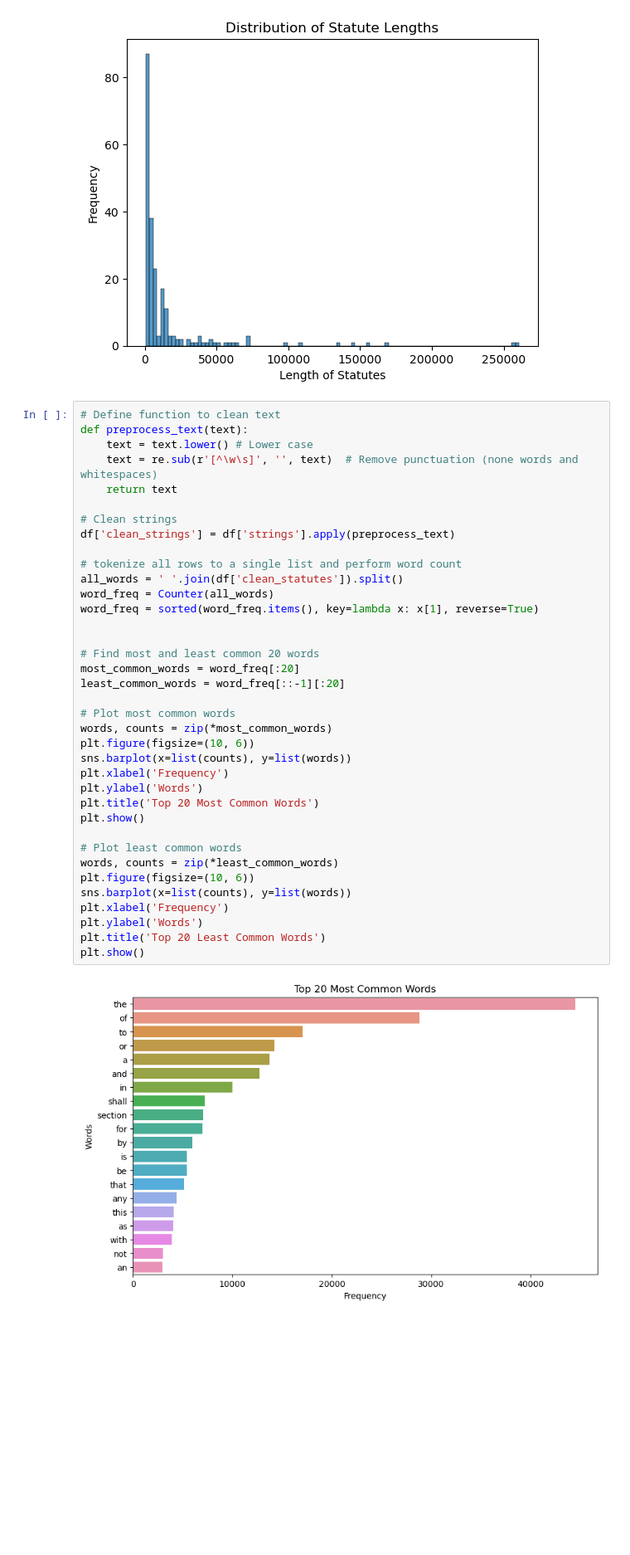
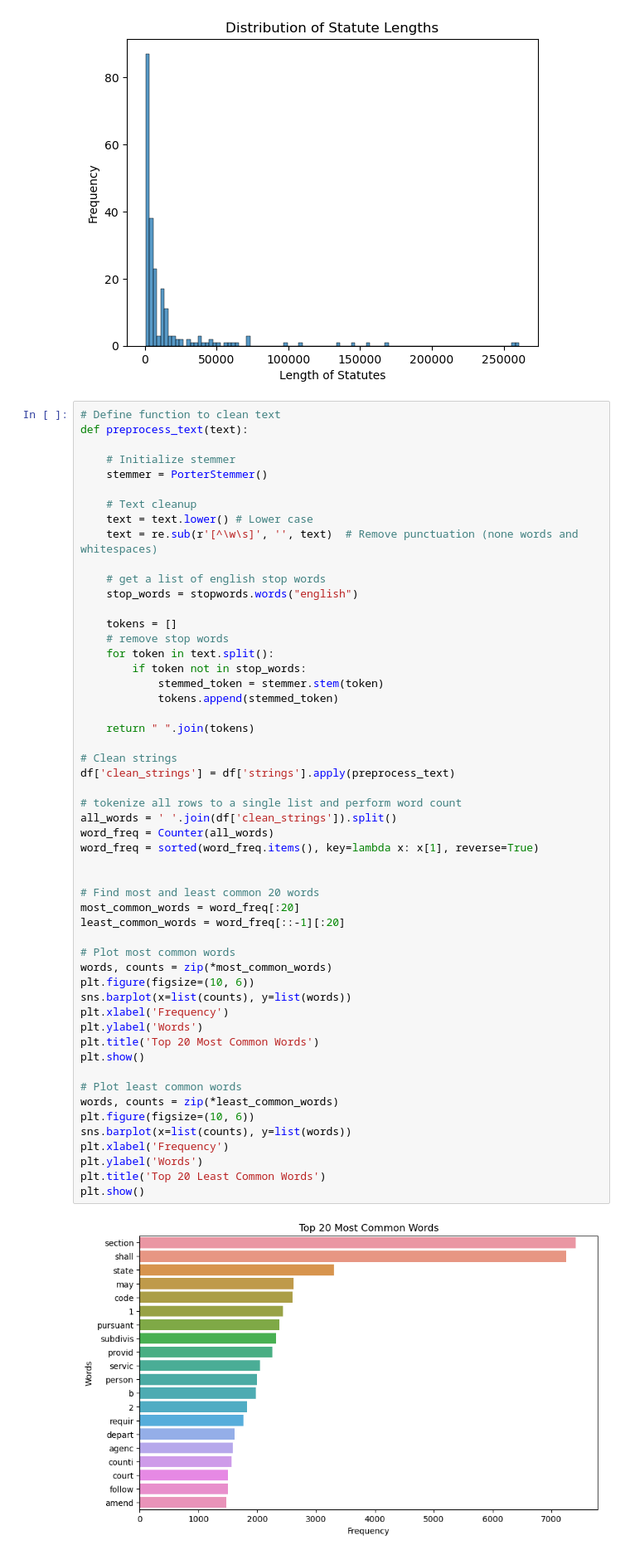
Before and after one commit to DrZubi/MIDS_266_Project, a Jupyter notebook: main.ipynb, the cells around one changed output. Shown at 83% size. Saved outputs shown, nothing was run; the diff lists cells and outputs as text; blank space fills up the shorter version.

Commit message:
added stemming and removal of stop words

```diff
--- a/main.ipynb
+++ b/main.ipynb
@@ -89,39 +95,55 @@ Text(0.5, 1.0, 'Distribution of Statute Lengths')
 # %%
 # Define function to clean text
 def preprocess_text(text):
+
+    # Initialize stemmer
+    stemmer = PorterStemmer()
+
+    # Text cleanup
     text = text.lower() # Lower case
     text = re.sub(r'[^\w\s]', '', text)  # Remove punctuation (none words and whitespaces)
-    return text
+
+    # get a list of english stop words
+    stop_words = stopwords.words("english")
+
+    tokens = []
+    # remove stop words
+    for token in text.split():
+        if token not in stop_words:
+            stemmed_token = stemmer.stem(token)
+            tokens.append(stemmed_token)
+
+    return " ".join(tokens)
 
 # Clean strings
 df['clean_strings'] = df['strings'].apply(preprocess_text)
 
 # tokenize all rows to a single list and perform word count
-all_words = ' '.join(df['clean_statutes']).split()
+all_words = ' '.join(df['clean_strings']).split()
 word_freq = Counter(all_words)
 word_freq = sorted(word_freq.items(), key=lambda x: x[1], reverse=True)
 
 
 # Find most and least common 20 words
 most_common_words = word_freq[:20]
 least_common_words = word_freq[::-1][:20]
 
 # Plot most common words
 words, counts = zip(*most_common_words)
 plt.figure(figsize=(10, 6))
 sns.barplot(x=list(counts), y=list(words))
 plt.xlabel('Frequency')
 plt.ylabel('Words')
 plt.title('Top 20 Most Common Words')
 plt.show()
 
 # Plot least common words
 words, counts = zip(*least_common_words)
 plt.figure(figsize=(10, 6))
 sns.barplot(x=list(counts), y=list(words))
 plt.xlabel('Frequency')
 plt.ylabel('Words')
 plt.title('Top 20 Least Common Words')
 plt.show()
 # %% [output]
-[figure, old version]
+[figure, new version]
```
Also changed, not shown: parts of 2 cells of this notebook.
